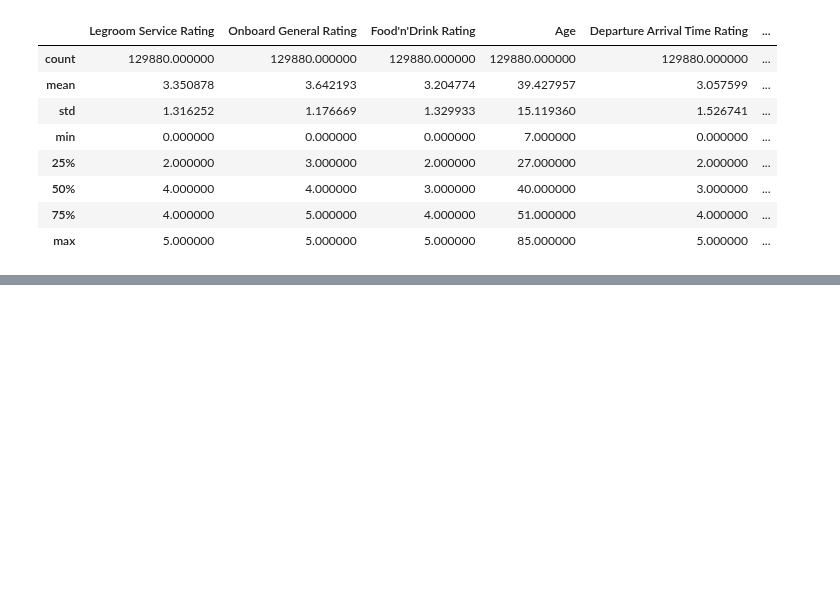
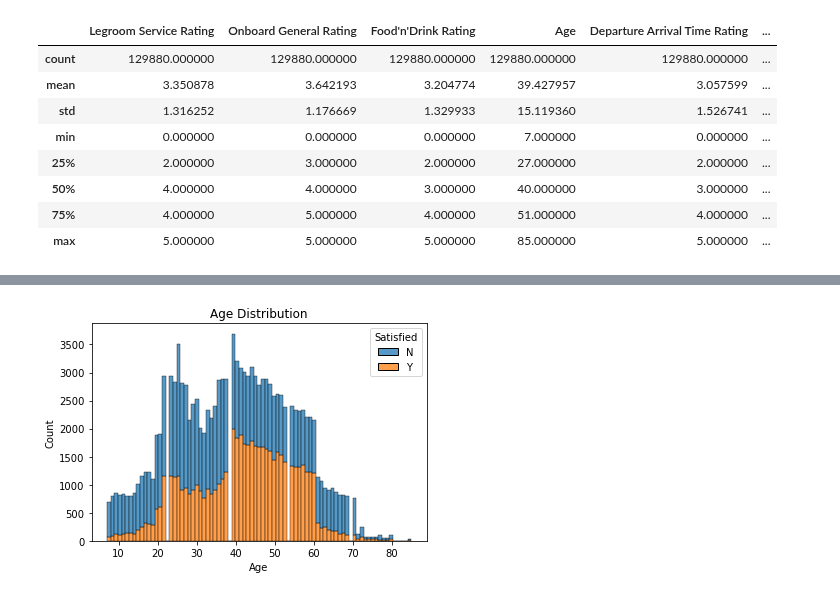
Before and after one commit to Mturco3/AI-ML-Project-2023-2024-285251, a Jupyter notebook: main.ipynb, the cells around one changed output, grey strips where cells are left out. Cells and saved outputs as stored; diff of their text form; code cells hidden in the pictures; blank space fills up the shorter version.

```diff
--- a/main.ipynb
+++ b/main.ipynb
@@ -75,0 +108,10 @@ summary_stats
+# %%
+#Histplot
+
+sns.histplot(data=df_trains, x='Age', hue='Satisfied', multiple='stack')
+plt.title('Age Distribution')
+plt.xlabel('Age')
+plt.ylabel('Count')
+plt.show()
+# %% [output]
+[figure, added]
```
Also changed, not shown: parts of 9 cells of this notebook.
